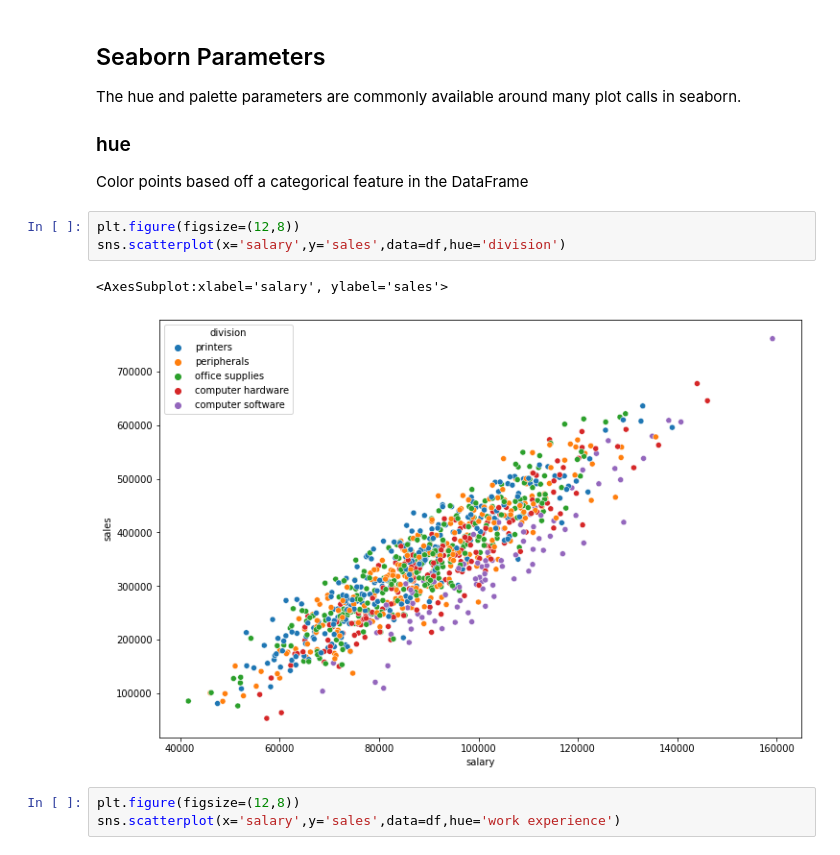
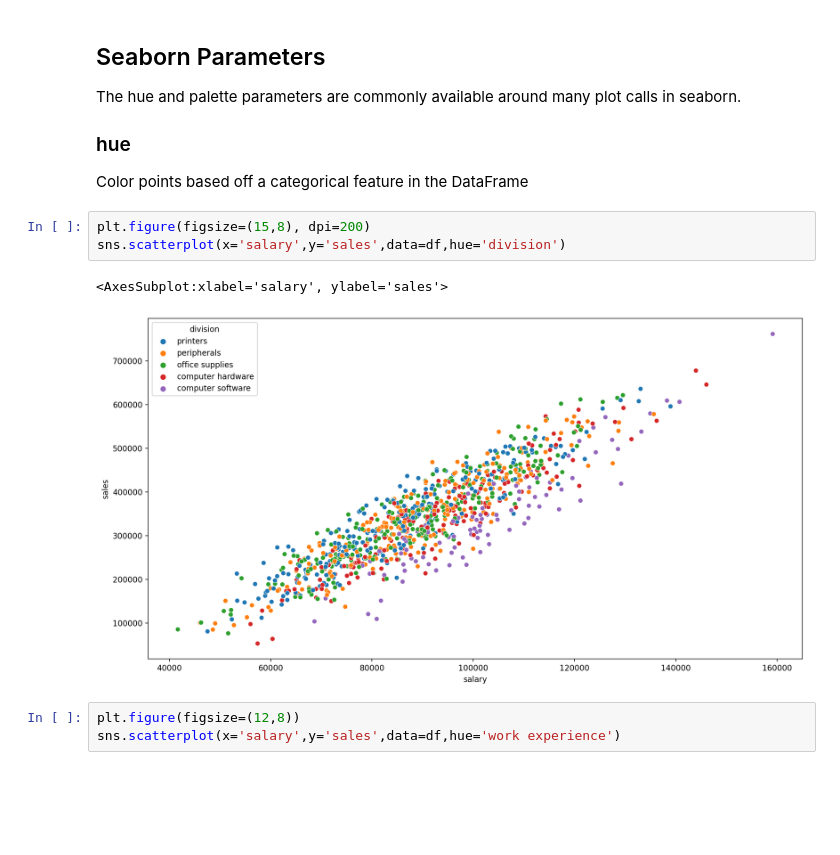
Before and after one commit to 1k2s3v/Data_Science_ML, a Jupyter notebook: Seaborn/00-Scatter-Plots.ipynb, the cells around one changed output. Drawn from its saved outputs; the diff is of its cells as text; blank space fills up the shorter version.

```diff
--- a/Seaborn/00-Scatter-Plots.ipynb
+++ b/Seaborn/00-Scatter-Plots.ipynb
@@ -76,11 +76,11 @@ The hue and palette parameters are commonly available around many plot calls in
 
 Color points based off a categorical feature in the DataFrame
 # %%
-plt.figure(figsize=(12,8))
+plt.figure(figsize=(15,8), dpi=200)
 sns.scatterplot(x='salary',y='sales',data=df,hue='division')
 # %% [output]
 <AxesSubplot:xlabel='salary', ylabel='sales'>
-[figure, old version]
+[figure, new version]
 # %%
 plt.figure(figsize=(12,8))
 sns.scatterplot(x='salary',y='sales',data=df,hue='work experience')
```
Also changed, not shown: 11 other files.
